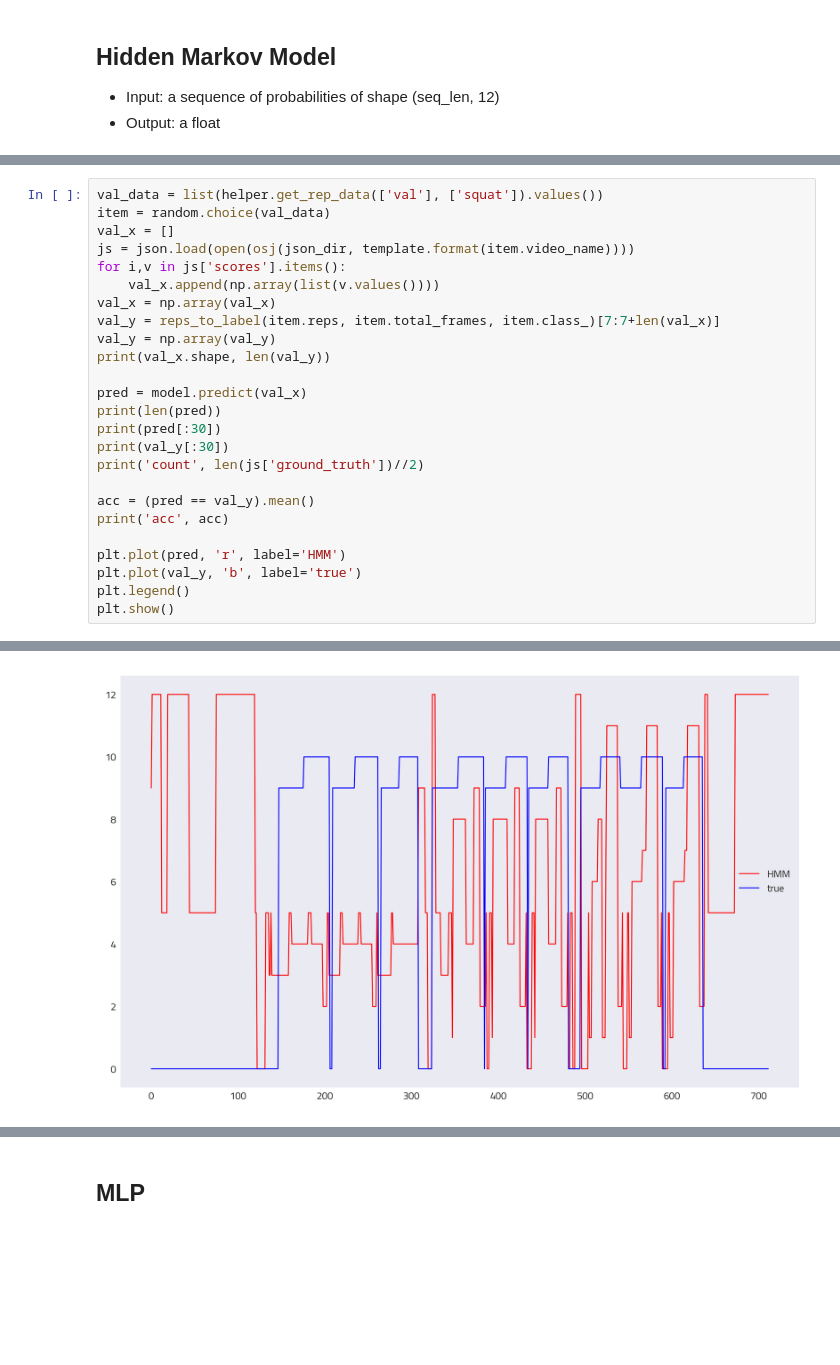
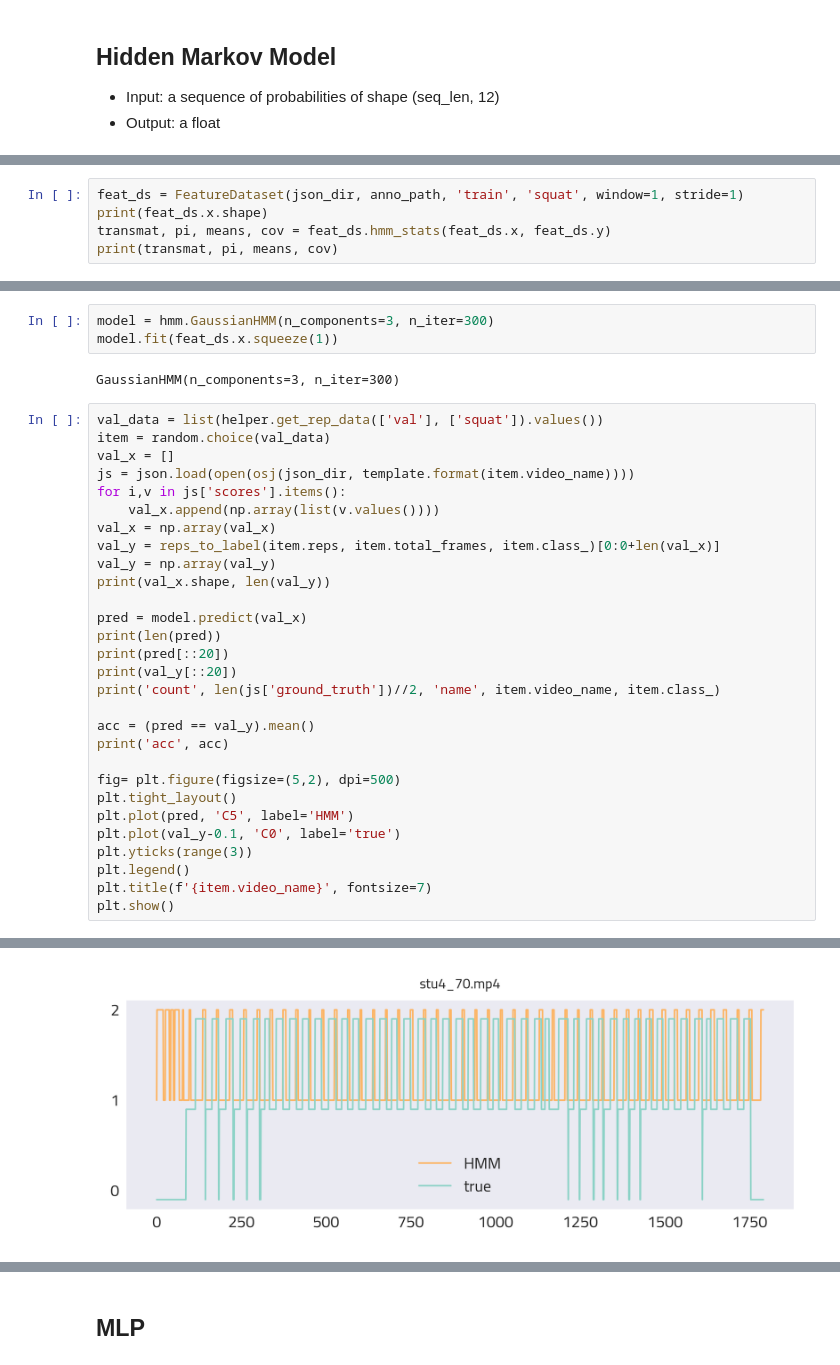
Before and after one commit to iucario/WorkoutDetector, a Jupyter notebook: notebooks/hmm.ipynb, the cells around one changed output, grey strips where cells are left out. Cells and saved outputs as stored; diff of their text form; blank space fills up the shorter version.

```diff
--- a/notebooks/hmm.ipynb
+++ b/notebooks/hmm.ipynb
@@ -138,0 +75,5 @@ GaussianHMM(covariance_type='full', n_components=13, n_iter=300, verbose=True)
+# %%
+feat_ds = FeatureDataset(json_dir, anno_path, 'train', 'squat', window=1, stride=1)
+print(feat_ds.x.shape)
+transmat, pi, means, cov = feat_ds.hmm_stats(feat_ds.x, feat_ds.y)
+print(transmat, pi, means, cov)
@@ -139,3 +98,8 @@ GaussianHMM(covariance_type='full', n_components=13, n_iter=300, verbose=True)
+# %%
+model = hmm.GaussianHMM(n_components=3, n_iter=300)
+model.fit(feat_ds.x.squeeze(1))
+# %% [output]
+GaussianHMM(n_components=3, n_iter=300)
 # %%
 val_data = list(helper.get_rep_data(['val'], ['squat']).values())
 item = random.choice(val_data)
@@ -144,21 +108,25 @@ js = json.load(open(osj(json_dir, template.format(item.video_name))))
 for i,v in js['scores'].items():
     val_x.append(np.array(list(v.values())))
 val_x = np.array(val_x)
-val_y = reps_to_label(item.reps, item.total_frames, item.class_)[7:7+len(val_x)]
+val_y = reps_to_label(item.reps, item.total_frames, item.class_)[0:0+len(val_x)]
 val_y = np.array(val_y)
 print(val_x.shape, len(val_y))
 
 pred = model.predict(val_x)
 print(len(pred))
-print(pred[:30])
-print(val_y[:30])
-print('count', len(js['ground_truth'])//2)
+print(pred[::20])
+print(val_y[::20])
+print('count', len(js['ground_truth'])//2, 'name', item.video_name, item.class_)
 
 acc = (pred == val_y).mean()
 print('acc', acc)
 
-plt.plot(pred, 'r', label='HMM')
-plt.plot(val_y, 'b', label='true')
+fig= plt.figure(figsize=(5,2), dpi=500)
+plt.tight_layout()
+plt.plot(pred, 'C5', label='HMM')
+plt.plot(val_y-0.1, 'C0', label='true')
+plt.yticks(range(3))
 plt.legend()
+plt.title(f'{item.video_name}', fontsize=7)
 plt.show()
 # %% [output]
@@ -172 +143 @@ acc 0.033707865168539325
-[figure, old version]
+[figure, new version]
```
Also changed, not shown: parts of 13 cells of this notebook, 1 other file.
